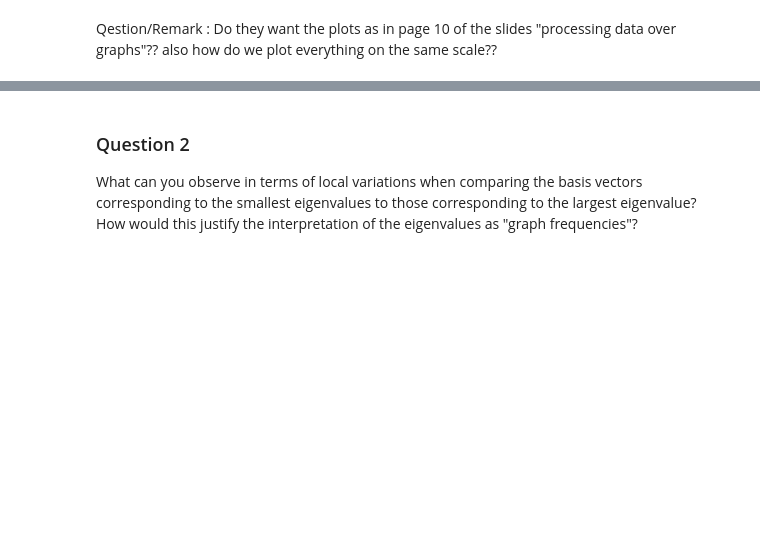
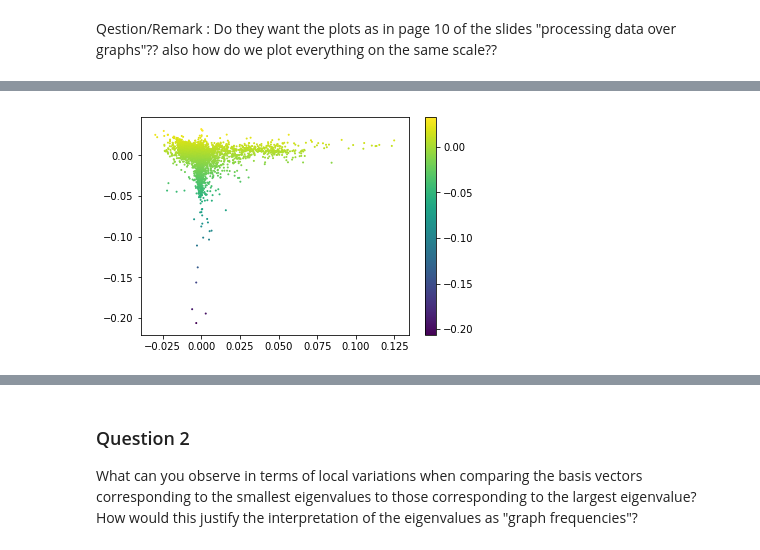
Before and after one commit to isabelaconstantin/wikinet, a Jupyter notebook: milestone4/4_graph_signal_processing.ipynb, the cells around one changed output, grey strips where cells are left out. Cells and saved outputs as stored; diff of their text form; code cells hidden in the pictures; blank space fills up the shorter version.

```diff
--- a/milestone4/4_graph_signal_processing.ipynb
+++ b/milestone4/4_graph_signal_processing.ipynb
@@ -196,0 +229,4 @@ plot_graph(adjacency, U[:,n_nodes-1])
+# %%
+plot_graph(graph, coords, eigenvectors_norm[:,2])
+# %% [output]
+[figure, added]
```
Also changed, not shown: parts of 30 cells of this notebook.
